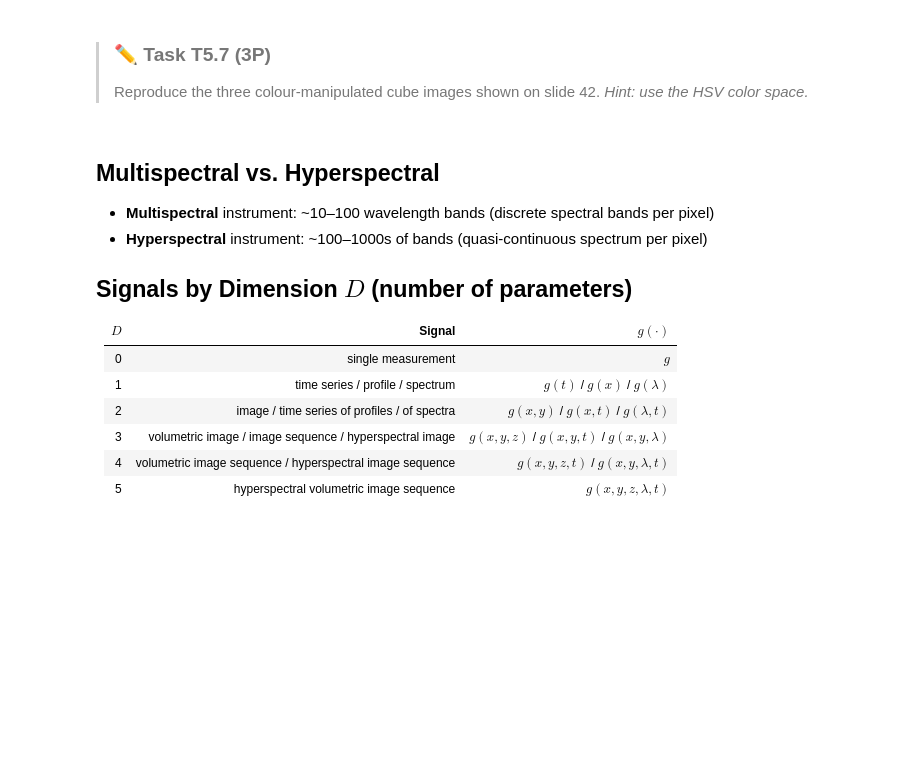
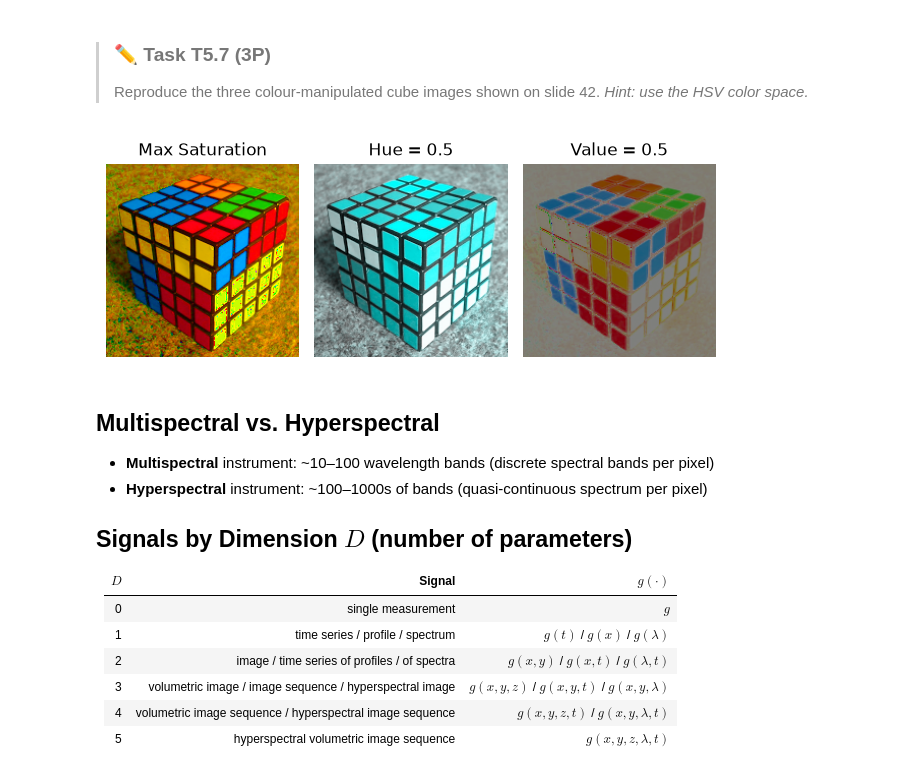
Before and after one commit to Serenkii/MasterAstrophysics-Coding, a Jupyter notebook: 04-ch4-summary.ipynb, the cells around one changed output. Cells and saved outputs as stored; diff of their text form; code cells hidden in the pictures; blank space fills up the shorter version.

```diff
--- a/04-ch4-summary.ipynb
+++ b/04-ch4-summary.ipynb
@@ -295,6 +335,45 @@ Python: `matplotlib.colors.rgb_to_hsv(arr)`, inverse `hsv_to_rgb`.
 # %% [markdown]
 > ### ✏️ Task T5.7 (3P)
 > Reproduce the three colour-manipulated cube images shown on slide 42. *Hint: use the HSV color space.*
+# %%
+import matplotlib as mpl
+from matplotlib import pyplot as plt
+from matplotlib import colors as cl
+import numpy as np
+
+raw_img = plt.imread("cube.png")
+img_hsv = cl.rgb_to_hsv(raw_img)
+manipulated_rgb = []
+labels = []
+
+# Manipulation 1 (Saturation)
+manipulation = img_hsv.copy()
+manipulation[:,:, 1] = 1.0
+manipulated_rgb.append(cl.hsv_to_rgb(manipulation))
+labels.append("Max Saturation")
+
+# Manipulation 2 (Hue)
+manipulation = img_hsv.copy()
+manipulation[:,:, 0] = 0.5
+manipulated_rgb.append(cl.hsv_to_rgb(manipulation))
+labels.append("Hue = 0.5")
+
+# Manipulation 3 (Value)
+manipulation = img_hsv.copy()
+manipulation[:,:, 2] = 0.5
+manipulated_rgb.append(cl.hsv_to_rgb(manipulation))
+labels.append("Value = 0.5")
+
+# Plot
+fig, axs = plt.subplots(1, len(manipulated_rgb))
+axs = axs.flatten()
+for manipu, ax, label in zip(manipulated_rgb, axs, labels):
+    ax.imshow(manipu)
+    ax.set_axis_off()
+    ax.set_title(label)
+fig.tight_layout()
+# %% [output]
+[figure, added]
 # %% [markdown]
 ## Multispectral vs. Hyperspectral
 - **Multispectral** instrument: ~10–100 wavelength bands (discrete spectral bands per pixel)
```
Also changed, not shown: parts of 7 cells of this notebook, 1 other file.
